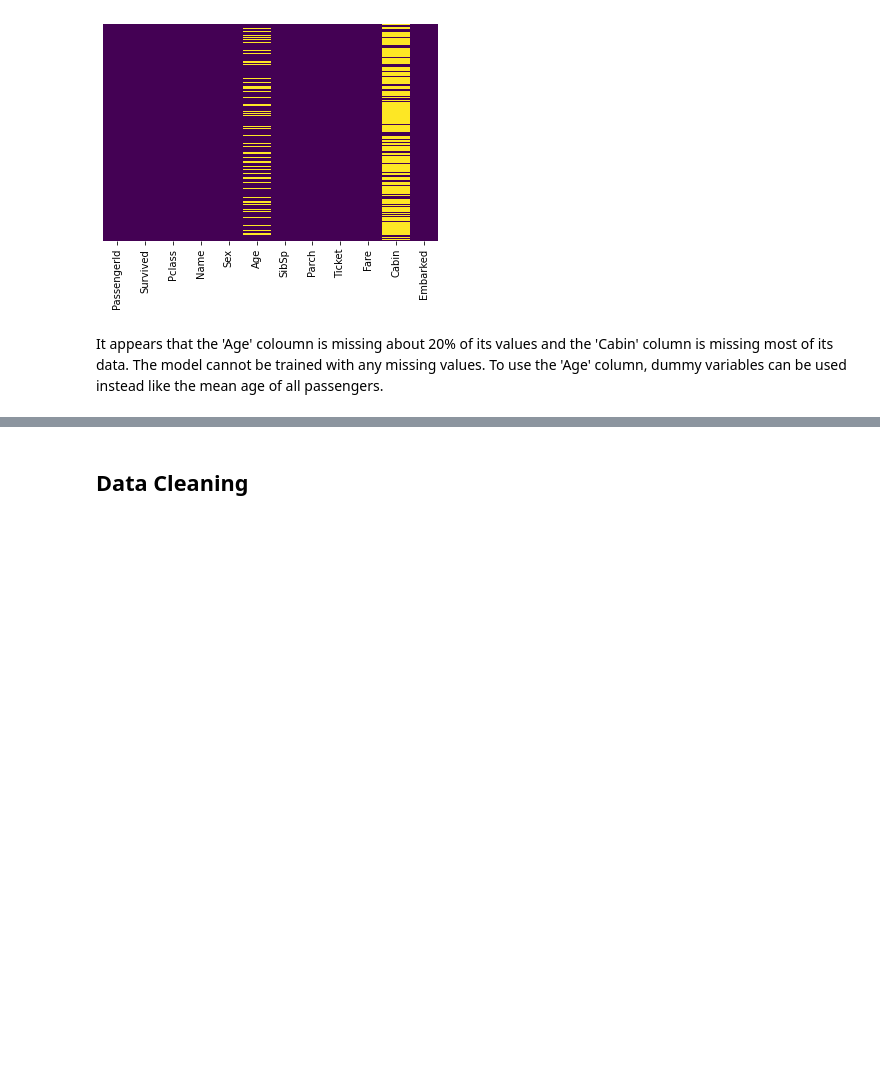
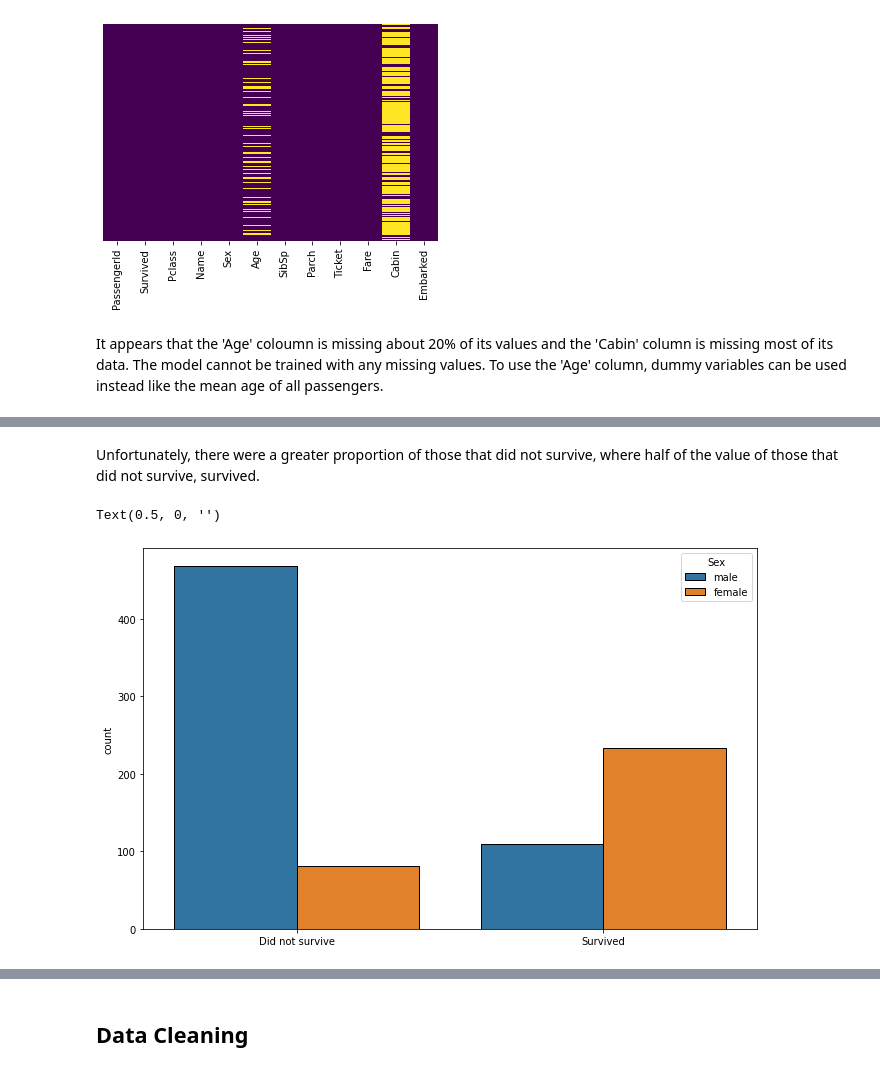
Before and after one commit to danelindiongco/Titanic, a Jupyter notebook: Titanic.ipynb, the cells around one changed output, grey strips where cells are left out. Drawn from its saved outputs; the diff is of its cells as text; code cells hidden in the pictures; blank space fills up the shorter version.

```diff
--- a/Titanic.ipynb
+++ b/Titanic.ipynb
@@ -78,0 +88,9 @@ plt.rcParams["figure.figsize"] = (11,7)
+# %% [markdown]
+Unfortunately, there were a greater proportion of those that did not survive, where half of the value of those that did not survive, survived.
+# %%
+ax = sns.countplot(x='Survived',hue='Sex',data=df,ec='black')
+ax.set_xticklabels(['Did not survive','Survived'])
+ax.set_xlabel('')
+# %% [output]
+Text(0.5, 0, '')
+[figure, added]
```
Also changed, not shown: parts of 11 cells of this notebook.
